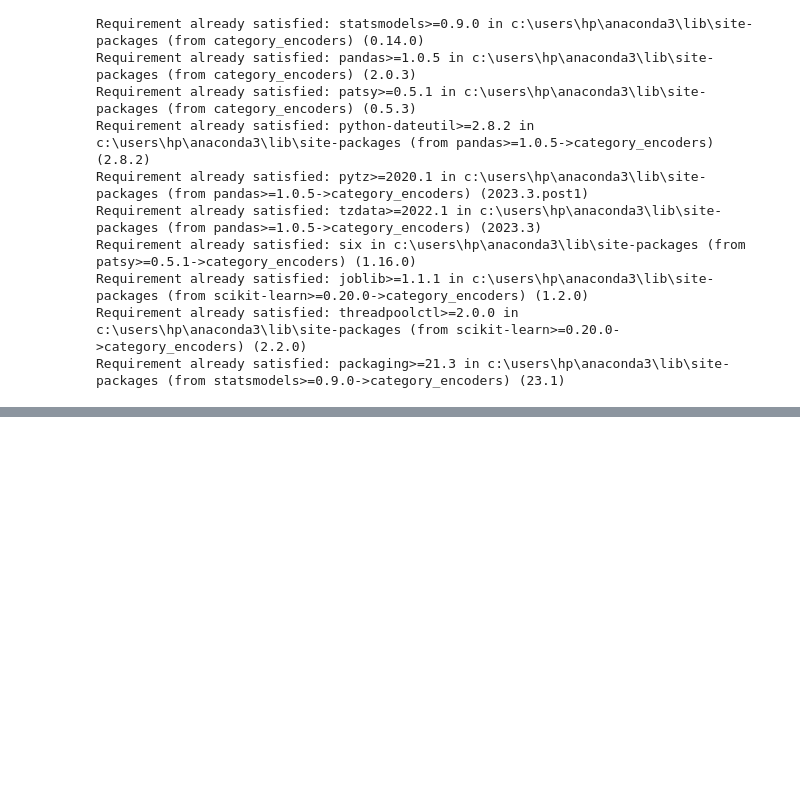
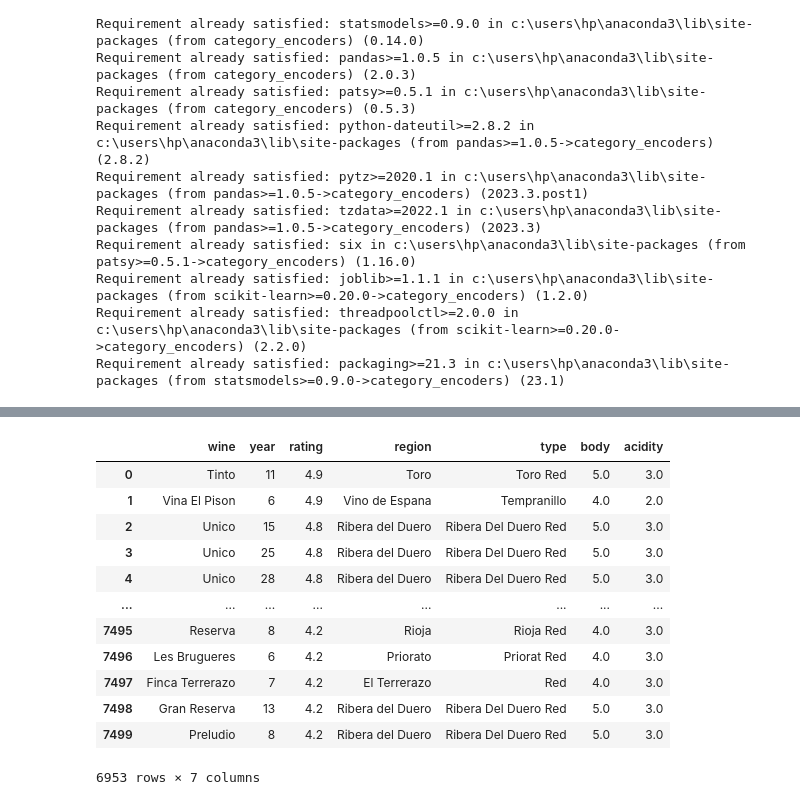
Before and after one commit to iiitl/Classification, a Jupyter notebook: task.ipynb, the cells around one changed output, grey strips where cells are left out. Saved outputs shown, nothing was run; the diff lists cells and outputs as text; code cells hidden in the pictures; blank space fills up the shorter version.

```diff
--- a/task.ipynb
+++ b/task.ipynb
@@ -119,0 +188,18 @@ plt.show()
+# %%
+df.drop(columns=['country','num_reviews','winery','price'],inplace=True)
+# %%
+df
+# %% [output]
+|  | wine | year | rating | region | type | body | acidity |
+| 0 | Tinto | 11 | 4.9 | Toro | Toro Red | 5.0 | 3.0 |
+| 1 | Vina El Pison | 6 | 4.9 | Vino de Espana | Tempranillo | 4.0 | 2.0 |
+| 2 | Unico | 15 | 4.8 | Ribera del Duero | Ribera Del Duero Red | 5.0 | 3.0 |
+| 3 | Unico | 25 | 4.8 | Ribera del Duero | Ribera Del Duero Red | 5.0 | 3.0 |
+| 4 | Unico | 28 | 4.8 | Ribera del Duero | Ribera Del Duero Red | 5.0 | 3.0 |
+| ... | ... | ... | ... | ... | ... | ... | ... |
+| 7495 | Reserva | 8 | 4.2 | Rioja | Rioja Red | 4.0 | 3.0 |
+| 7496 | Les Brugueres | 6 | 4.2 | Priorato | Priorat Red | 4.0 | 3.0 |
+| 7497 | Finca Terrerazo | 7 | 4.2 | El Terrerazo | Red | 4.0 | 3.0 |
+| 7498 | Gran Reserva | 13 | 4.2 | Ribera del Duero | Ribera Del Duero Red | 5.0 | 3.0 |
+| 7499 | Preludio | 8 | 4.2 | Ribera del Duero | Ribera Del Duero Red | 5.0 | 3.0 |
+6953 rows × 7 columns
```
Also changed, not shown: parts of 21 cells of this notebook.
